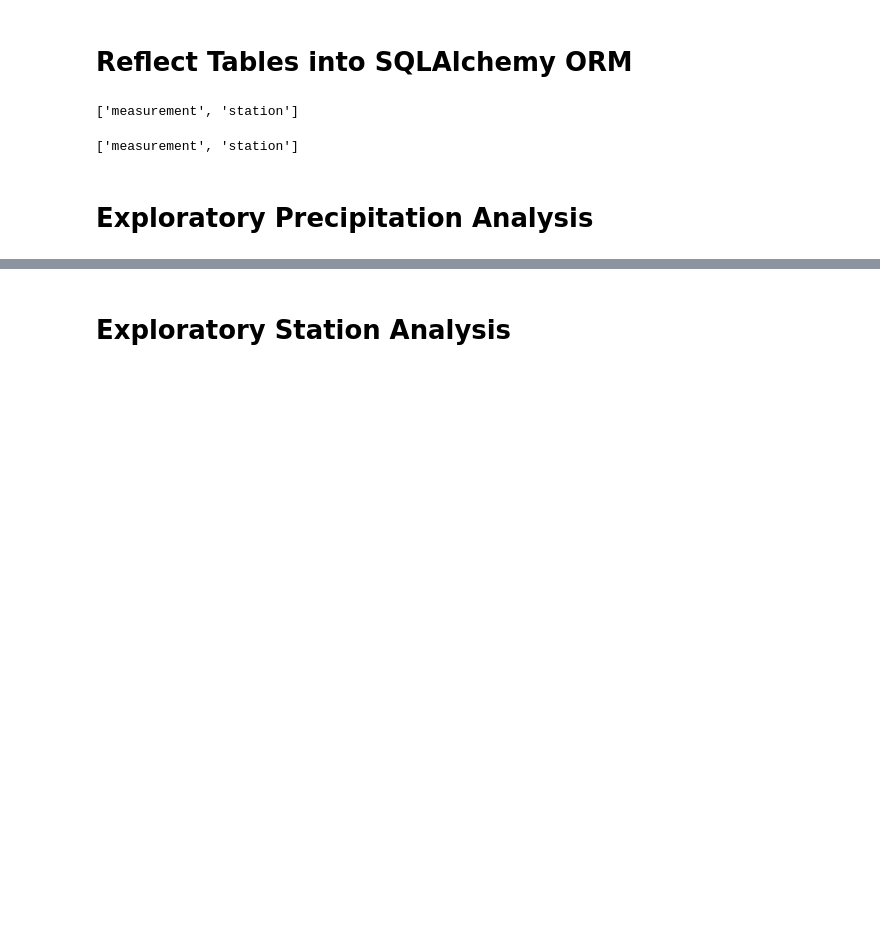
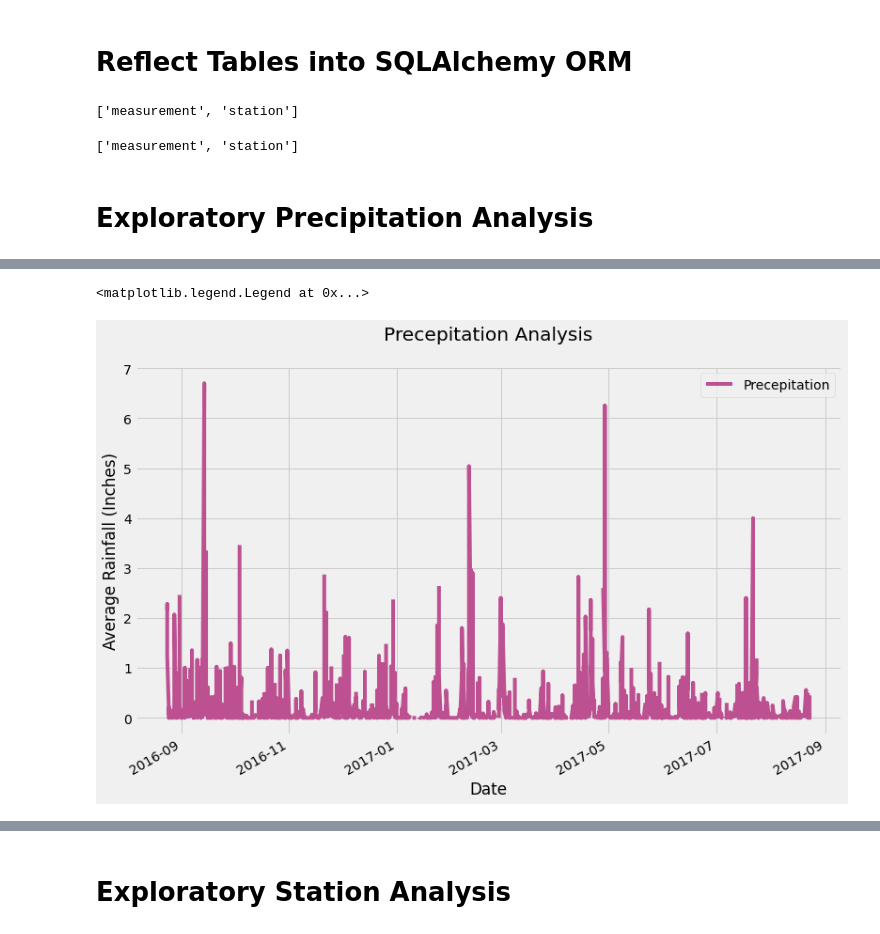
Before and after one commit to GrimmettDS/sqlalchemy-challenge, a Jupyter notebook: climate_starter.ipynb, the cells around one changed output, grey strips where cells are left out. Saved outputs shown, nothing was run; the diff lists cells and outputs as text; code cells hidden in the pictures; blank space fills up the shorter version.

```diff
--- a/climate_starter.ipynb
+++ b/climate_starter.ipynb
@@ -64 +142,11 @@ session = Session(engine)
+# %%
+fig, ax = plt.subplots(figsize = (12,8))
+rain_df.plot(ax = ax, x_compat = True, color="#bc5090")
+plt.xlabel("Date")
+plt.ylabel("Average Rainfall (Inches)")
+plt.title("Precepitation Analysis\n")
+plt.legend(["Precepitation"])
+# %% [output]
+<matplotlib.legend.Legend at 0x...>
+[figure, added]
 # %%
```
Also changed, not shown: parts of 13 cells of this notebook.
